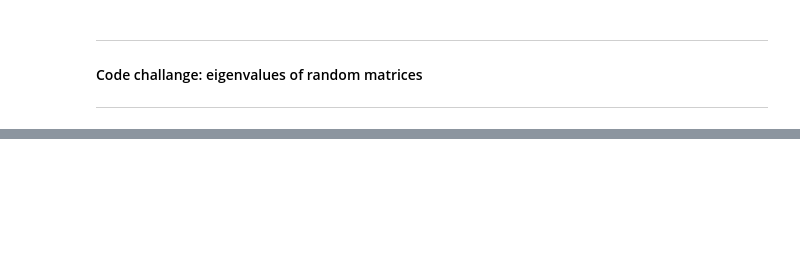
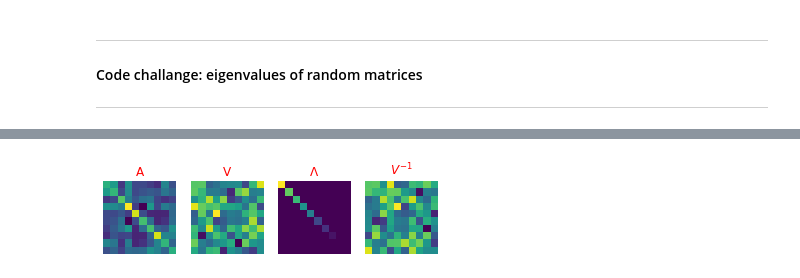
Before and after one commit to akshatsingh1718/maths, a Jupyter notebook: linear_algebra/eigenDecomposition.ipynb, the cells around one changed output, grey strips where cells are left out. Cells and saved outputs as stored; diff of their text form; code cells hidden in the pictures; blank space fills up the shorter version.

```diff
--- a/linear_algebra/eigenDecomposition.ipynb
+++ b/linear_algebra/eigenDecomposition.ipynb
@@ -220,0 +294,36 @@ plt.show()
+# %%
+## diagonalization in images
+
+# A matrix
+A = np.random.randn(10,10)
+# making A a symmetric matric
+A = A.T @ A
+
+D, V = np.linalg.eig(A)
+V_inv = np.linalg.inv(V)
+
+D = np.diag(D)
+
+plt.subplot(141)
+plt.imshow(A)
+plt.title('A')
+plt.axis('off')
+
+plt.subplot(142)
+plt.imshow(V)
+plt.title('V')
+plt.axis('off')
+
+plt.subplot(143)
+plt.imshow(D)
+plt.title('$\Lambda$')
+plt.axis('off')
+
+plt.subplot(144)
+plt.imshow(V_inv)
+plt.title('$V^{-1}$')
+plt.axis('off')
+
+plt.show()
+# %% [output]
+[figure, added]
```
Also changed, not shown: parts of 50 cells of this notebook, 7 other files.
